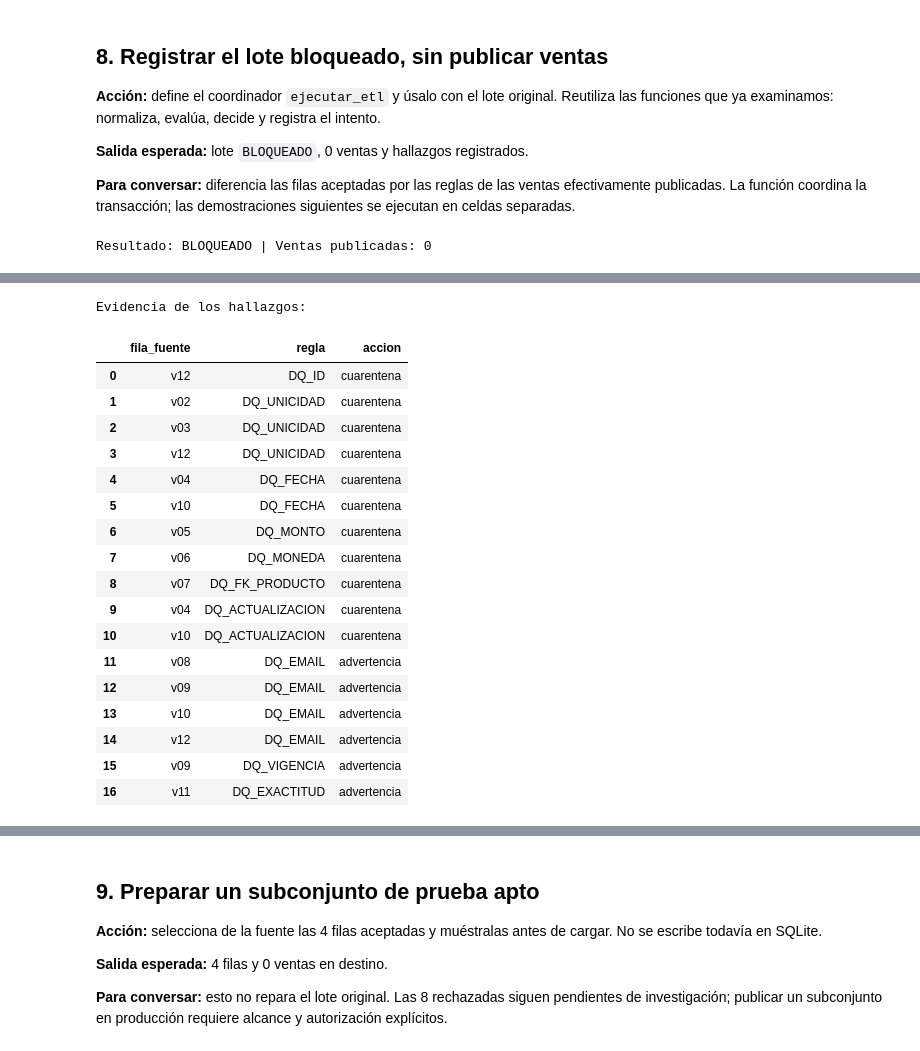
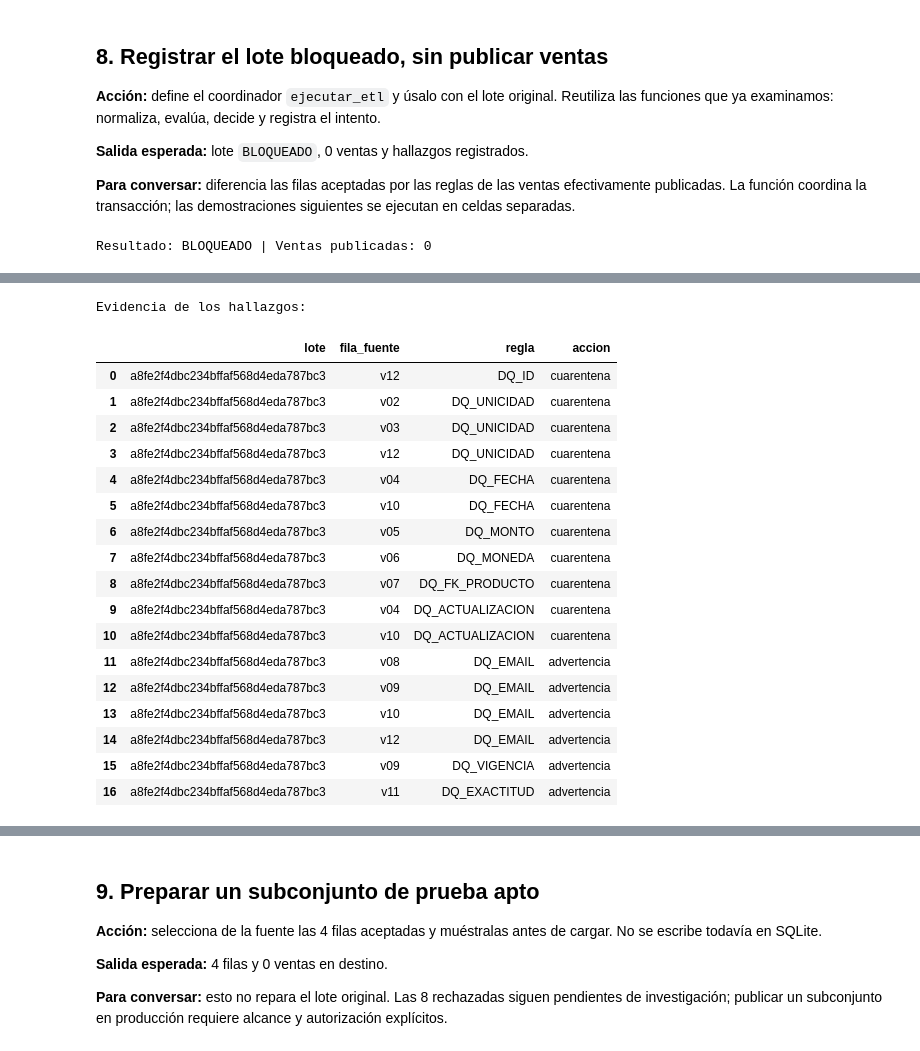
Before and after one commit to seorozco/Ingenieria_Datos, a Jupyter notebook: notebook/unidad_III/03_etl_gobernado_y_cuarentena_clase.ipynb, the cells around one changed output, grey strips where cells are left out. Saved outputs shown, nothing was run; the diff lists cells and outputs as text; code cells hidden in the pictures.

```diff
--- a/notebook/unidad_III/03_etl_gobernado_y_cuarentena_clase.ipynb
+++ b/notebook/unidad_III/03_etl_gobernado_y_cuarentena_clase.ipynb
@@ -576,9 +576,9 @@ assert bloqueado['estado'] == 'BLOQUEADO'
 assert conexion.execute('SELECT COUNT(*) FROM ventas').fetchone()[0] == 0
 print('Resultado:', bloqueado['estado'], '| Ventas publicadas: 0')
 display(pd.read_sql_query(
-    'SELECT estado, total, aceptadas, rechazadas, nuevas, existentes FROM lotes', conexion
+    'SELECT * FROM lotes', conexion
 ))
 print('Evidencia de los hallazgos:')
-display(pd.read_sql_query('SELECT fila_fuente, regla, accion FROM hallazgos', conexion))
+display(pd.read_sql_query('SELECT * FROM hallazgos', conexion))
 # %% [output]
 Resultado: BLOQUEADO | Ventas publicadas: 0
@@ -587,19 +587,19 @@ Resultado: BLOQUEADO | Ventas publicadas: 0
 Evidencia de los hallazgos:
-|  | fila_fuente | regla | accion |
-| 0 | v12 | DQ_ID | cuarentena |
-| 1 | v02 | DQ_UNICIDAD | cuarentena |
-| 2 | v03 | DQ_UNICIDAD | cuarentena |
-| 3 | v12 | DQ_UNICIDAD | cuarentena |
-| 4 | v04 | DQ_FECHA | cuarentena |
-| 5 | v10 | DQ_FECHA | cuarentena |
-| 6 | v05 | DQ_MONTO | cuarentena |
-| 7 | v06 | DQ_MONEDA | cuarentena |
-| 8 | v07 | DQ_FK_PRODUCTO | cuarentena |
-| 9 | v04 | DQ_ACTUALIZACION | cuarentena |
-| 10 | v10 | DQ_ACTUALIZACION | cuarentena |
-| 11 | v08 | DQ_EMAIL | advertencia |
-| 12 | v09 | DQ_EMAIL | advertencia |
-| 13 | v10 | DQ_EMAIL | advertencia |
-| 14 | v12 | DQ_EMAIL | advertencia |
-| 15 | v09 | DQ_VIGENCIA | advertencia |
-| 16 | v11 | DQ_EXACTITUD | advertencia |
+|  | lote | fila_fuente | regla | accion |
+| 0 | a8fe2f4dbc234bffaf568d4eda787bc3 | v12 | DQ_ID | cuarentena |
+| 1 | a8fe2f4dbc234bffaf568d4eda787bc3 | v02 | DQ_UNICIDAD | cuarentena |
+| 2 | a8fe2f4dbc234bffaf568d4eda787bc3 | v03 | DQ_UNICIDAD | cuarentena |
+| 3 | a8fe2f4dbc234bffaf568d4eda787bc3 | v12 | DQ_UNICIDAD | cuarentena |
+| 4 | a8fe2f4dbc234bffaf568d4eda787bc3 | v04 | DQ_FECHA | cuarentena |
+| 5 | a8fe2f4dbc234bffaf568d4eda787bc3 | v10 | DQ_FECHA | cuarentena |
+| 6 | a8fe2f4dbc234bffaf568d4eda787bc3 | v05 | DQ_MONTO | cuarentena |
+| 7 | a8fe2f4dbc234bffaf568d4eda787bc3 | v06 | DQ_MONEDA | cuarentena |
+| 8 | a8fe2f4dbc234bffaf568d4eda787bc3 | v07 | DQ_FK_PRODUCTO | cuarentena |
+| 9 | a8fe2f4dbc234bffaf568d4eda787bc3 | v04 | DQ_ACTUALIZACION | cuarentena |
+| 10 | a8fe2f4dbc234bffaf568d4eda787bc3 | v10 | DQ_ACTUALIZACION | cuarentena |
+| 11 | a8fe2f4dbc234bffaf568d4eda787bc3 | v08 | DQ_EMAIL | advertencia |
+| 12 | a8fe2f4dbc234bffaf568d4eda787bc3 | v09 | DQ_EMAIL | advertencia |
+| 13 | a8fe2f4dbc234bffaf568d4eda787bc3 | v10 | DQ_EMAIL | advertencia |
+| 14 | a8fe2f4dbc234bffaf568d4eda787bc3 | v12 | DQ_EMAIL | advertencia |
+| 15 | a8fe2f4dbc234bffaf568d4eda787bc3 | v09 | DQ_VIGENCIA | advertencia |
+| 16 | a8fe2f4dbc234bffaf568d4eda787bc3 | v11 | DQ_EXACTITUD | advertencia |
```
Also changed, not shown: parts of 6 cells of this notebook, 1 other file.
